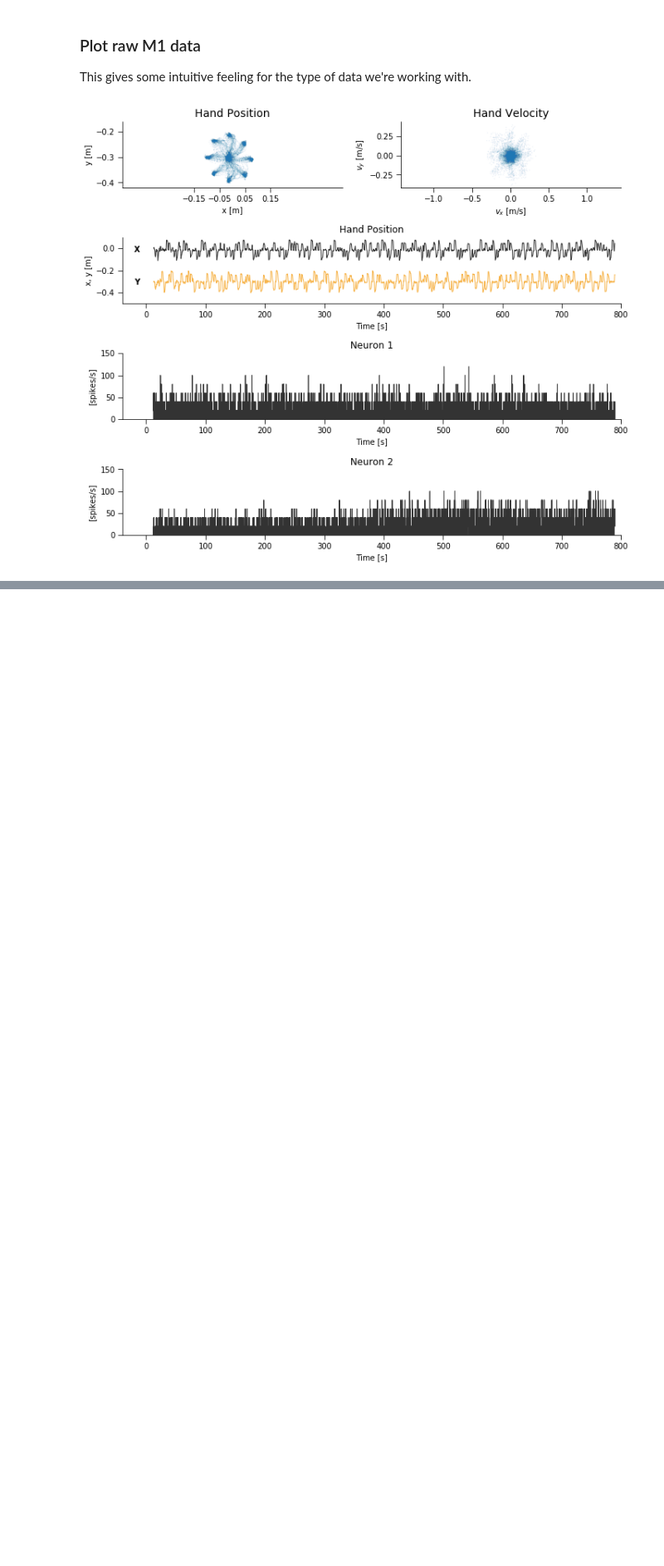
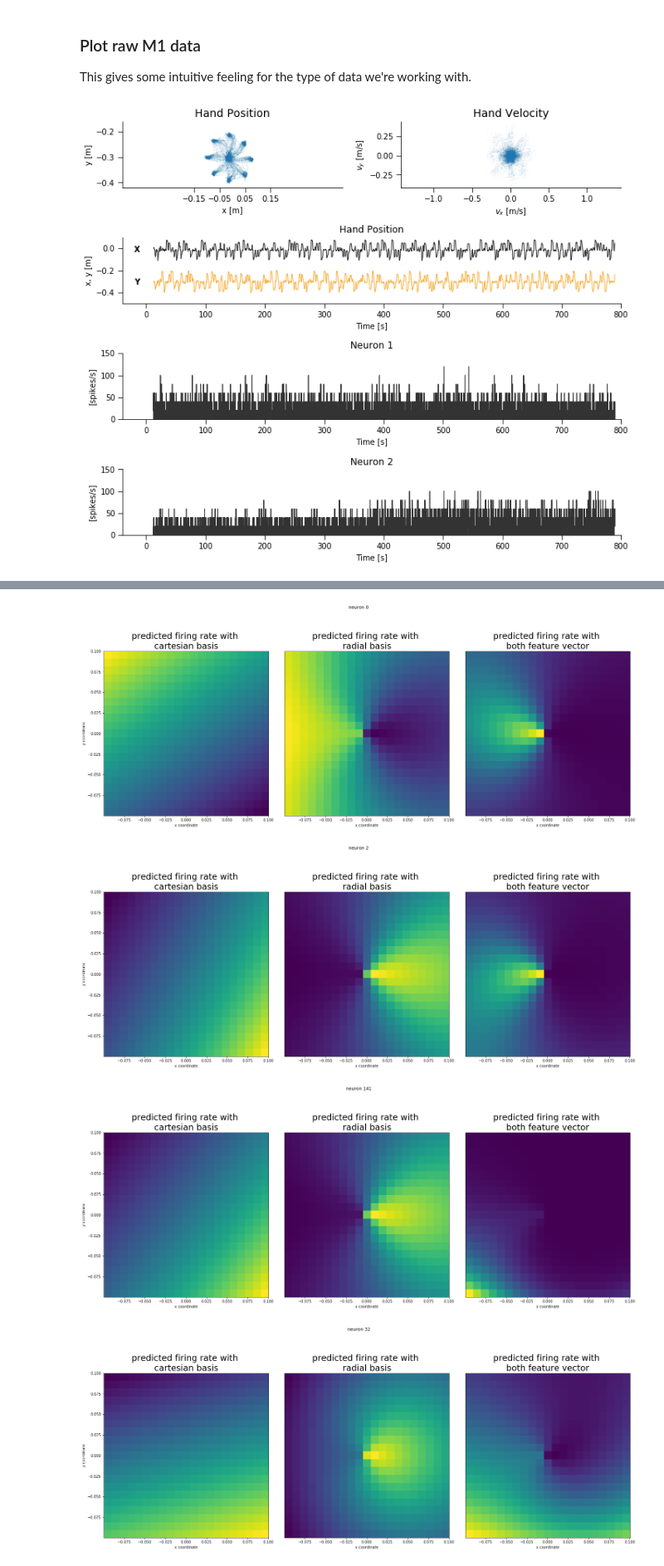
Before and after one commit to JaneliaMLCourse/JaneliaMLCourse, a Jupyter notebook: lecture_2/NeuralML.ipynb, the cells around one changed output, grey strips where cells are left out. Shown at 83% size. Cells and saved outputs as stored; diff of their text form; code cells hidden in the pictures; blank space fills up the shorter version.

```diff
--- a/lecture_2/NeuralML.ipynb
+++ b/lecture_2/NeuralML.ipynb
@@ -140,0 +378,7 @@ Install using `pip install statsmodels`
+# %%
+def run_model(neuron_num, X, Y_cart, Y_cart_dummy, xx_cart):
+    ## split data
+    ## create a model
+    ## fit model
+    ## predict firing rate on dummy grid
+    return poisson_model, results, rate_pred, data
@@ -140,0 +416,43 @@ Install using `pip install statsmodels`
+# %%
+def plot_predictions(rate_pred_cart,rate_pred_radial,rate_pred_comb, xx_cart_coord, title):
+    fig = plt.figure(figsize = (21,10))
+    extent = [xx_cart_coord[0,0],xx_cart_coord[-1,-1], xx_cart_coord[0,0],xx_cart_coord[-1,-1]]
+    fig.add_subplot(1,3,1)
+    plt.imshow(rate_pred_cart, extent = extent)
+    plt.title('predicted firing rate with \ncartesian basis', fontsize = 23)
+    plt.xlabel('x coordinate')
+    plt.ylabel('y coordinate')
+
+    fig.add_subplot(1,3,2)
+    plt.imshow(rate_pred_radial, extent = extent)
+    plt.title('predicted firing rate with \nradial basis', fontsize = 23)
+    plt.yticks([])
+    plt.xlabel('x coordinate')
+
+    fig.add_subplot(1,3,3)
+    plt.imshow(rate_pred_comb, extent = extent)
+    plt.title('predicted firing rate with \nboth feature vector', fontsize = 23)
+
+    plt.yticks([])
+    plt.xlabel('x coordinate')
+    plt.suptitle(title)
+    # plt.ylabel('y coordinate')
+    plt.tight_layout()
+# %%
+for i, ind in enumerate(best_neurons):
+    poisson_model_cart, results_cart, rate_pred_cart, data_cart = \
+    run_model(best_neurons[i], X, Y_cart, Y_cart_dummy, xx_cart_coord)
+
+
+    poisson_model_radial, results_radial, rate_pred_radial, data_radial = \
+    run_model(best_neurons[i], X, Y_rad, Y_rad_dummy, xx_cart_coord)
+
+    poisson_model_comb, results_comb, rate_pred_comb, data_comb = \
+    run_model(best_neurons[i], X, Y_comb, Y_comb_dummy, xx_cart_coord)
+    title = 'neuron ' + str(ind)
+    plot_predictions(rate_pred_cart,rate_pred_radial,rate_pred_comb, xx_cart_coord, title)
+# %% [output]
+[figure, added]
+[figure, added]
+[figure, added]
+[figure, added]
```
Also changed, not shown: parts of 19 cells of this notebook.
